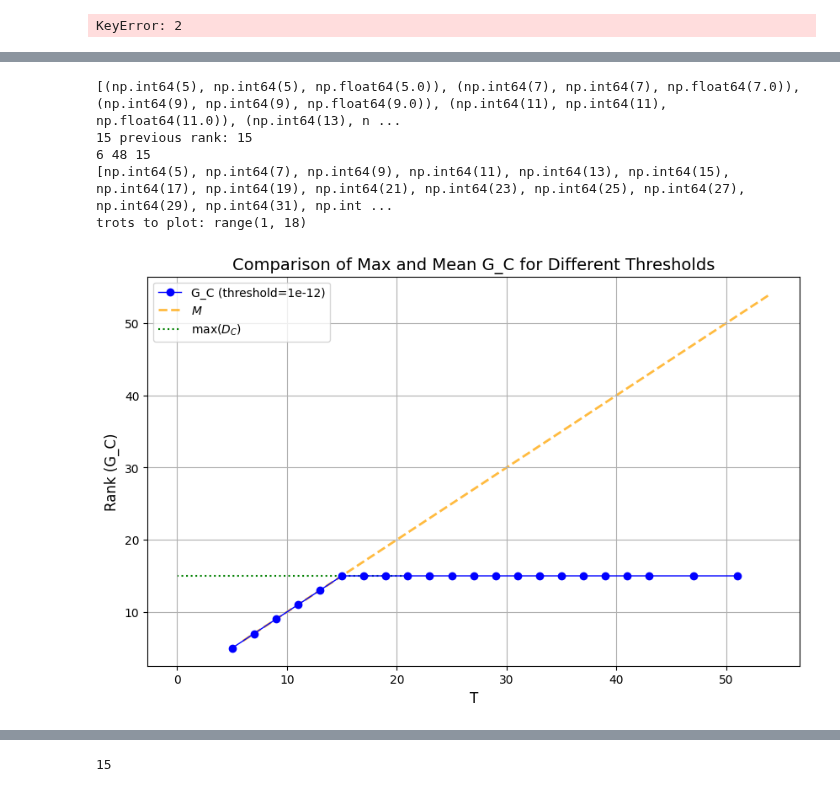
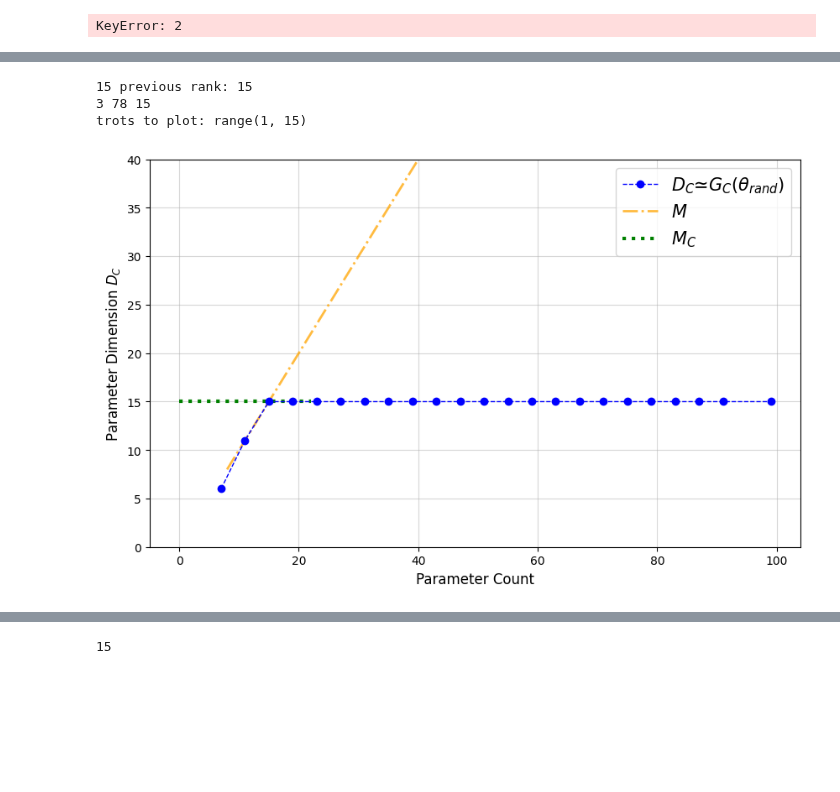
Before and after one commit to sophieblock/qrc, a Jupyter notebook: post_process_QFIM_digital.ipynb, the cells around one changed output, grey strips where cells are left out. Saved outputs shown, nothing was run; the diff lists cells and outputs as text; code cells hidden in the pictures; blank space fills up the shorter version.

```diff
--- a/post_process_QFIM_digital.ipynb
+++ b/post_process_QFIM_digital.ipynb
@@ -1072,10 +1302,8 @@ results = results.pivot(index=['Trotter_Step', 'N_reserv', 'N_ctrl'], columns='m
 # %%
-# Calculate mean and max rank for each combination
-# Calculate mean and max rank for each combination
 from matplotlib.cm import get_cmap
 cmap = get_cmap("Set2")
 plot_data = []
-thresholds = [1e-12]
+thresholds = [1e-10]
 colors = [cmap(i) for i in range(len(thresholds))]
 chosen_n_ctrl = 2  # Replace with your desired N_ctrl value
 chosen_n_reserv = 1  # Replace with your desired N_reserv value
@@ -1111,21 +1339,23 @@ for i, threshold in enumerate(thresholds):
     mean_ranks = [x[2] for x in threshold_data]
 
     # ax.plot(trotter_steps, max_ranks, label=f'G_C (threshold={threshold})', linestyle='-.', linewidth=2,color=colors[i])
-    ax.plot(trotter_steps, mean_ranks, label=f'$G_C$ (threshold={threshold})',marker='o',  linestyle='-', linewidth=1,color='b', zorder=10)
+    ax.plot(trotter_steps, mean_ranks, label=f'$D_C ≃ G_C(\\theta_{{rand}})$',marker='o',  linestyle='--', linewidth=1,color='b', zorder=12)
 print(idx_C,M_C, T_C)
 trots_to_plot = range(1,T_C)
 print(f"trots to plot: {trots_to_plot}")
 param_counts = [get_num_params(chosen_n_reserv,chosen_n_ctrl,T) for T in trots_to_plot]
 # ax.plot(trots_to_plot, param_counts, color = "orange")
-ax.plot(param_counts, param_counts, color = "orange", alpha = 0.75,linewidth=2, zorder=1, label='$M$')
+ax.plot(param_counts, param_counts, color = "orange",linestyle='-.', alpha = 0.75,linewidth=2, zorder=10, label='$M$')
 M_plot = range(0,len(trotter_steps))
-ax.plot(M_plot, [T_C]*len(M_plot), color='green',linestyle='dotted',linewidth=3,zorder=1, label='max($D_C$)')
+ax.plot(M_plot, [T_C]*len(M_plot), color='green',linestyle='dotted',linewidth=3,zorder=10, label='$M_C$')
 # Customize plot
 ax.set_xlabel('Parameter Count', fontsize=12)
-ax.set_ylabel('Rank (G_C)', fontsize=12)
-ax.set_title('Comparison of Max and Mean G_C for Different Thresholds', fontsize=14)
+ax.set_ylabel('Parameter Dimension $D_C$', fontsize=12)
+# ax.set_title('Comparison of Max and Mean G_C for Different Thresholds', fontsize=14)
 ax.legend(fontsize=15)
-ax.grid(True)
+ax.set_ylim(0,40)
+ax.set_xlim(0,40)
+ax.grid(True,zorder=0, alpha=0.5)
 plt.show()
 # %% [output]
 15 previous rank: 15
@@ -1135,11 +1365,10 @@ trots to plot: range(1, 15)
 # %%
-from matplotlib.cm import get_cmap
 cmap = get_cmap("Set2")
 plot_data = []
-thresholds = [1e-12]
+thresholds = [1e-10]
 colors = [cmap(i) for i in range(len(thresholds))]
 chosen_n_ctrl = 2  # Replace with your desired N_ctrl value
-chosen_n_reserv = 1  # Replace with your desired N_reserv value
+chosen_n_reserv = 2  # Replace with your desired N_reserv value
 xaxis_scale = 'N_param'
 # Filter results for the chosen N_ctrl and N_reserv
 subset = df_all[(df_all['N_ctrl'] == chosen_n_ctrl) & (df_all['N_reserv'] == chosen_n_reserv)]
@@ -1152,49 +1381,45 @@ for threshold in thresholds:
     for _, group in subset.groupby(xaxis_scale):
         max_rank = group[column].apply(lambda x: max(x) if x else 0).max()
         mean_rank = group[column].apply(lambda x: sum(x) / len(x) if x else 0).mean()
         plot_data.append((threshold, group[xaxis_scale].iloc[0], max_rank, mean_rank))
 
 
-
+# Create a plot
 fig, ax = plt.subplots(figsize=(10, 6))
 for i, threshold in enumerate(thresholds):
     threshold_data = [(t, max_r, mean_r) for thr, t, max_r, mean_r in plot_data if thr == threshold]
-    print(threshold_data)
     trotter_steps = [x[0] for x in threshold_data]
     max_ranks = [x[1] for x in threshold_data]
     for idx,r in enumerate(max_ranks):
-        if r == max_ranks[idx-1] and not reached_overparam:
-        # if r == 15 and not reached_overparam:
+       if r == max_ranks[idx-1] and not reached_overparam:
             print(r, f"previous rank: { max_ranks[idx-1]}")
             reached_overparam = True
             T_C = trotter_steps[idx-1]
             M_C = get_num_params(chosen_n_reserv,chosen_n_ctrl,T_C)
             idx_C = idx
             # T_C =
     mean_ranks = [x[2] for x in threshold_data]
 
     # ax.plot(trotter_steps, max_ranks, label=f'G_C (threshold={threshold})', linestyle='-.', linewidth=2,color=colors[i])
-    ax.plot(trotter_steps, mean_ranks, label=f'G_C (threshold={threshold})',marker='o',  linestyle='-', linewidth=1,color='b', zorder=10)
+    ax.plot(trotter_steps, mean_ranks, label=f'$D_C ≃ G_C(\\theta_{{rand}})$',marker='o',  linestyle='--', linewidth=1,color='b', zorder=12)
 print(idx_C,M_C, T_C)
-print(trotter_steps)
-trots_to_plot = range(1,T_C+3)
+trots_to_plot = range(1,T_C)
 print(f"trots to plot: {trots_to_plot}")
 param_counts = [get_num_params(chosen_n_reserv,chosen_n_ctrl,T) for T in trots_to_plot]
 # ax.plot(trots_to_plot, param_counts, color = "orange")
-ax.plot(param_counts, param_counts, color = "orange",linestyle='--', alpha = 0.75,linewidth=2, zorder=1, label='$M$')
+ax.plot(param_counts, param_counts, color = "orange",linestyle='-.', alpha = 0.75,linewidth=2, zorder=10, label='$M$')
 M_plot = range(0,len(trotter_steps))
-ax.plot(M_plot, [T_C]*len(M_plot), color='green',linestyle='dotted',zorder=1, label='max($D_C$)')
+ax.plot(M_plot, [T_C]*len(M_plot), color='green',linestyle='dotted',linewidth=3,zorder=10, label='$M_C$')
 # Customize plot
-ax.set_xlabel('T', fontsize=12)
-ax.set_ylabel('Rank (G_C)', fontsize=12)
-ax.set_title('Comparison of Max and Mean G_C for Different Thresholds', fontsize=14)
-ax.legend(fontsize=10)
-ax.grid(True)
+ax.set_xlabel('Parameter Count', fontsize=12)
+ax.set_ylabel('Parameter Dimension $D_C$', fontsize=12)
+# ax.set_title('Comparison of Max and Mean G_C for Different Thresholds', fontsize=14)
+ax.legend(fontsize=15)
+ax.grid(True,zorder=0, alpha=0.5)
+ax.set_ylim(0,40)
 plt.show()
 # %% [output]
-[(np.int64(5), np.int64(5), np.float64(5.0)), (np.int64(7), np.int64(7), np.float64(7.0)), (np.int64(9), np.int64(9), np.float64(9.0)), (np.int64(11), np.int64(11), np.float64(11.0)), (np.int64(13), n ...
 15 previous rank: 15
-6 48 15
-[np.int64(5), np.int64(7), np.int64(9), np.int64(11), np.int64(13), np.int64(15), np.int64(17), np.int64(19), np.int64(21), np.int64(23), np.int64(25), np.int64(27), np.int64(29), np.int64(31), np.int ...
-trots to plot: range(1, 18)
+3 78 15
+trots to plot: range(1, 15)
-[figure, old version]
+[figure, new version]
```
Also changed, not shown: parts of 22 cells of this notebook.
